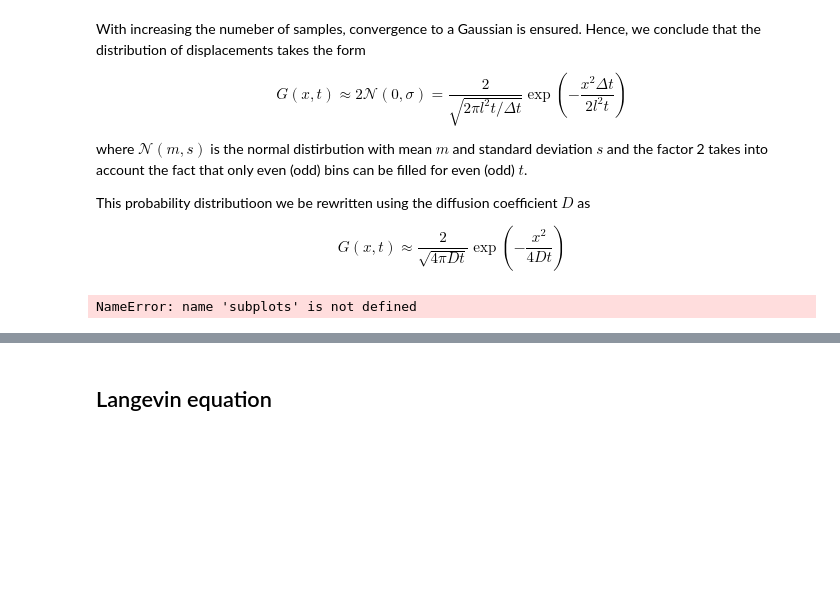
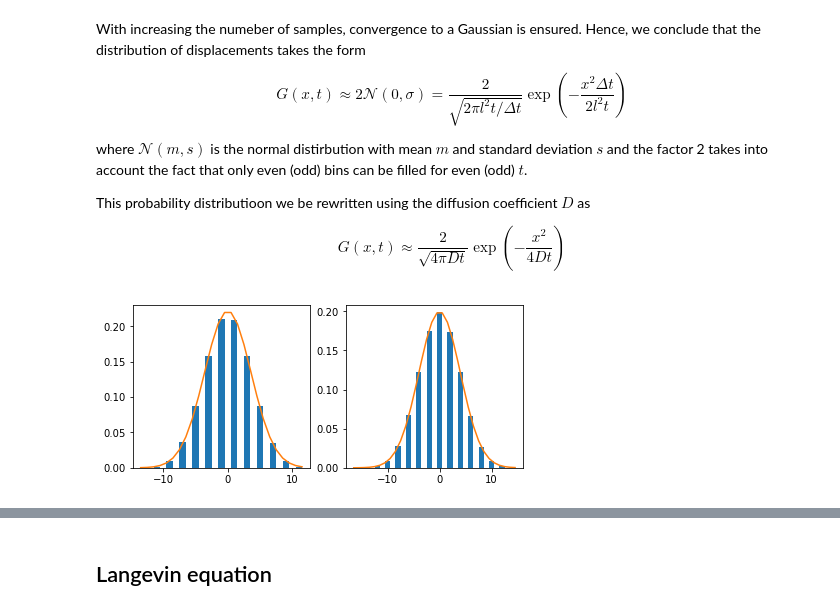
Before and after one commit to FTurci/mirror-handbook-particle-sim, a Jupyter notebook: Diffusion.ipynb, the cells around one changed output, grey strips where cells are left out. Saved outputs shown, nothing was run; the diff lists cells and outputs as text; code cells hidden in the pictures; blank space fills up the shorter version.

```diff
--- a/Diffusion.ipynb
+++ b/Diffusion.ipynb
@@ -87,7 +89,7 @@ which is compatible with the expected value of $D=1$.
 We have seen that the first moment is approximately zero and the second is proportional to time. What about higher moments? The entire **displacement distribution** $G(x,t)$ at a the final time is
 # %%
 for nwalkers in [100,1000,10000,100000]:
-    w=walks(1000,nwalkers)
+    w=walks1d(1000,nwalkers)
     plt.hist(w[-1,:],bins=np.arange(w.min(),w.max()+1),density=True,label=f"{nwalkers}",alpha=0.2)
 plt.legend()
 plt.xlabel("x/l");
@@ -105,7 +107,7 @@ $$\alpha_2 = \frac{\langle x^4\rangle}{3\langle x^2\rangle}-1,$$
 measuring deviations from Gaussian behaviour:
 # %%
 for nwalkers in [100,1000,10000,100000]:
-    w=walks(1000,nwalkers)
+    w=walks1d(1000,nwalkers)
     alpha = (w**4).mean(axis=1)/((w**2).mean(axis=1)**2)/3-1
     plt.plot(alpha,label=f"{nwalkers}")
 plt.ylabel("$\alpha_2$")
@@ -123,14 +125,14 @@ where $\mathcal{N}(m,s)$ is the normal distirbution with mean $m$  and standard
 This probability distributioon we be rewritten using the diffusion  coefficient $D$ as
 
 $$ G(x,t)\approx\frac{2}{\sqrt{4 \pi Dt}} \exp \left(-\frac{x^{2} }{ 4D t}\right) $$
-# %%
-fig,ax =subplots(2,1)
-tf=[13,16]
-for i,tfinal in enumerate(tf):
-    w=walks(tfinal,100000)
-    x=np.arange(w.min(), w.max())-0.5
-    plt.hist(w[-1,:],bins=x, density =True);
-    g =2/np.sqrt(2*np.pi*tfinal)*np.exp(-x**2/(2*tfinal))
-    ax[i].plot(x,g)
-# %% [output]
-NameError: name 'subplots' is not defined
+# %%
+fig, ax = plt.subplots(1,2,figsize=(7,3))
+tf=[13,16]
+for i,tfinal in enumerate(tf):
+    w=walks1d(tfinal,100000)
+    x=np.arange(w.min(), w.max())-0.5
+    ax[i].hist(w[-1,:],bins=x, density =True);
+    g =2/np.sqrt(2*np.pi*tfinal)*np.exp(-x**2/(2*tfinal))
+    ax[i].plot(x,g)
+# %% [output]
+[figure, added]
```
Also changed, not shown: parts of 15 cells of this notebook.
